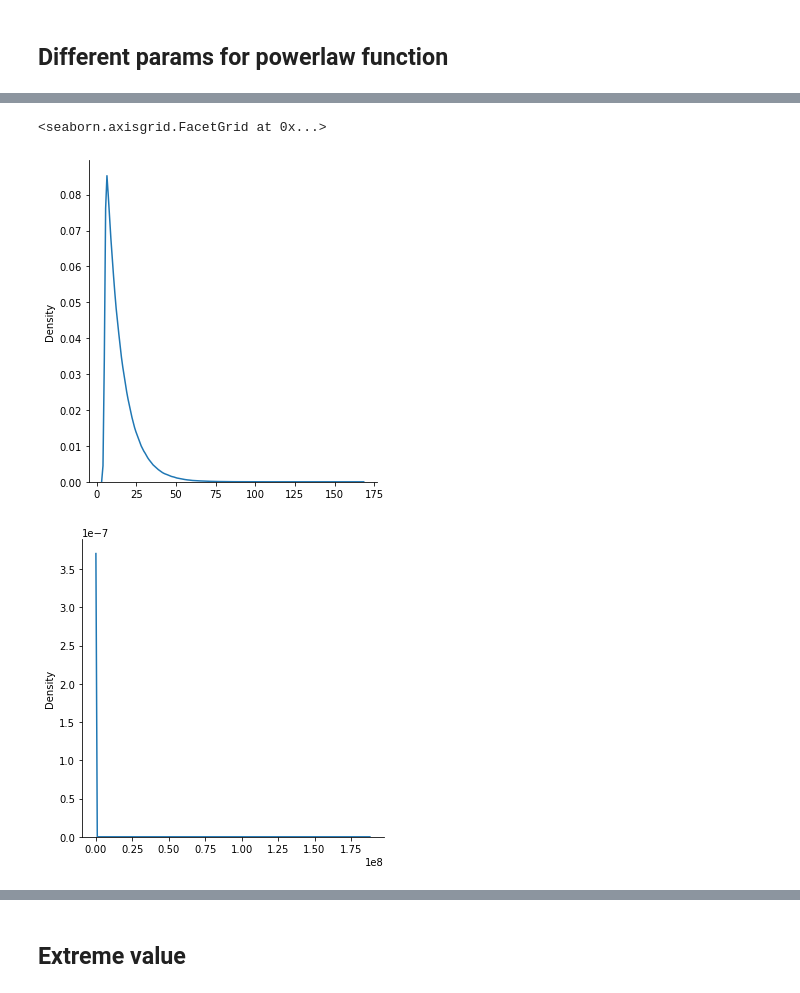
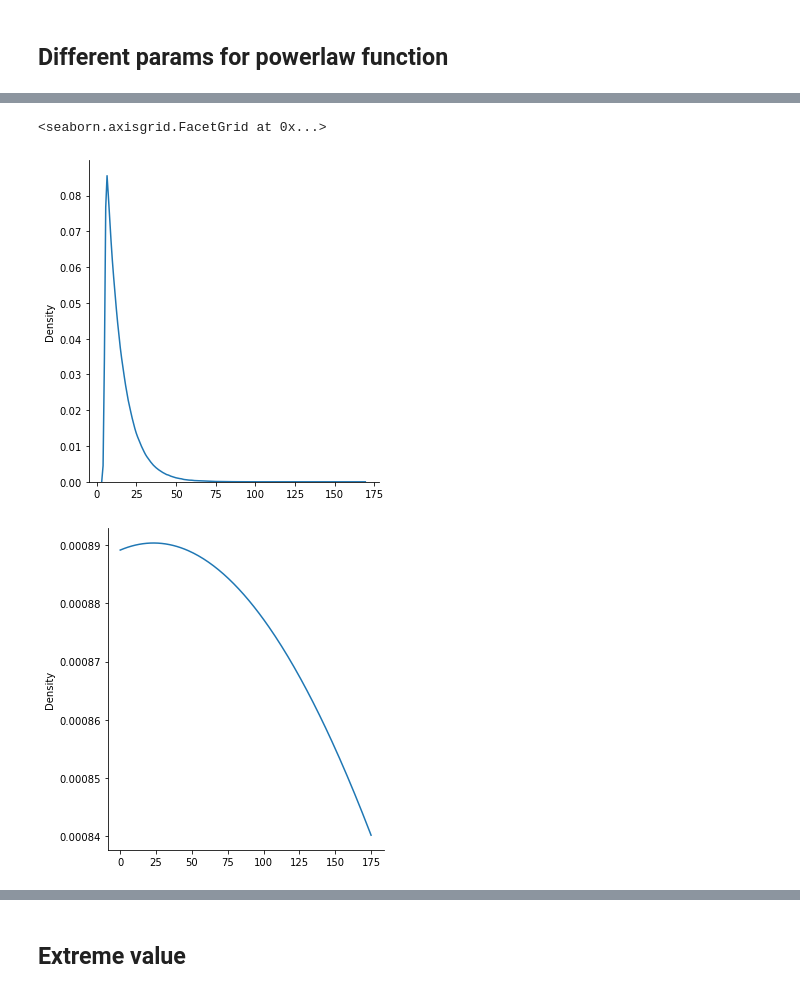
Before and after one commit to RRisto/learning, a Jupyter notebook: statistics/distributions/power_law.ipynb, the cells around one changed output, grey strips where cells are left out. Drawn from its saved outputs; the diff is of its cells as text; code cells hidden in the pictures.

Commit message:
powerlaw

```diff
--- a/statistics/distributions/power_law.ipynb
+++ b/statistics/distributions/power_law.ipynb
@@ -329,7 +349,7 @@ plt.plot(power_data2)
 # %%
 sns.displot(exp_data2, kind="kde")
-sns.displot(power_data2, kind="kde")
+sns.displot(power_data2, kind="kde", clip=(0,175))
 # %% [output]
 <seaborn.axisgrid.FacetGrid at 0x...>
 [figure]
-[figure, old version]
+[figure, new version]
```
Also changed, not shown: parts of 20 cells of this notebook.
